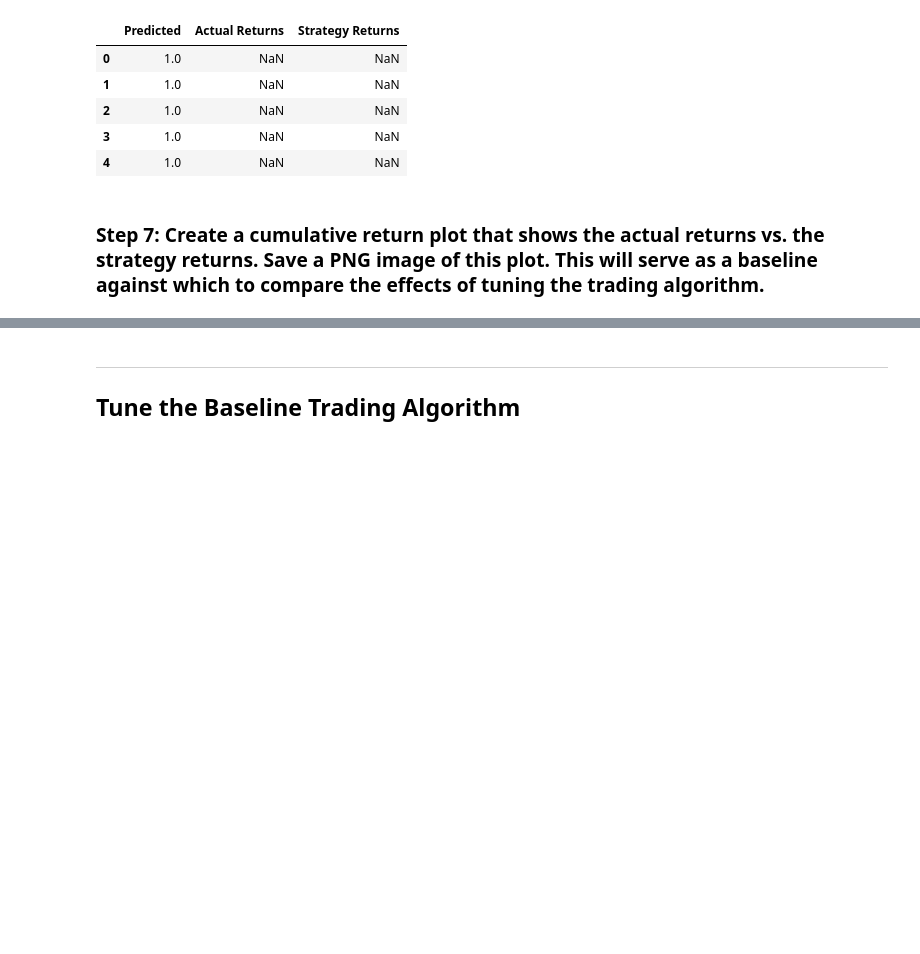
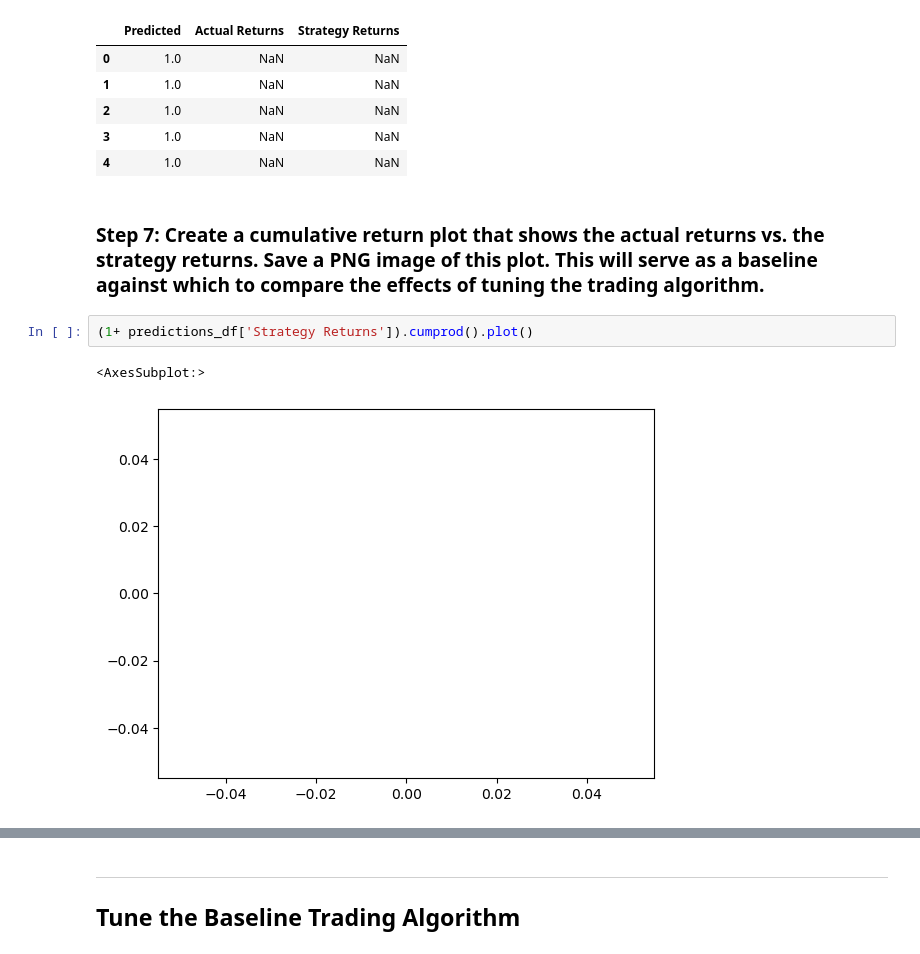
Before and after one commit to bweilers/Algorithmic-Trading, a Jupyter notebook: machine_learning_trading_bot.ipynb, the cells around one changed output, grey strips where cells are left out. Cells and saved outputs as stored; diff of their text form; blank space fills up the shorter version.

```diff
--- a/machine_learning_trading_bot.ipynb
+++ b/machine_learning_trading_bot.ipynb
@@ -413,5 +418,10 @@ display(predictions_df.head())
 | 4 | 1.0 | NaN | NaN |
 # %% [markdown]
 ### Step 7: Create a cumulative return plot that shows the actual returns vs. the strategy returns. Save a PNG image of this plot. This will serve as a baseline against which to compare the effects of tuning the trading algorithm.
+# %%
+(1+ predictions_df['Strategy Returns']).cumprod().plot()
+# %% [output]
+<AxesSubplot:>
+[figure, added]
 # %%
 # Plot the actual returns versus the strategy returns
```
Also changed, not shown: parts of 10 cells of this notebook.
